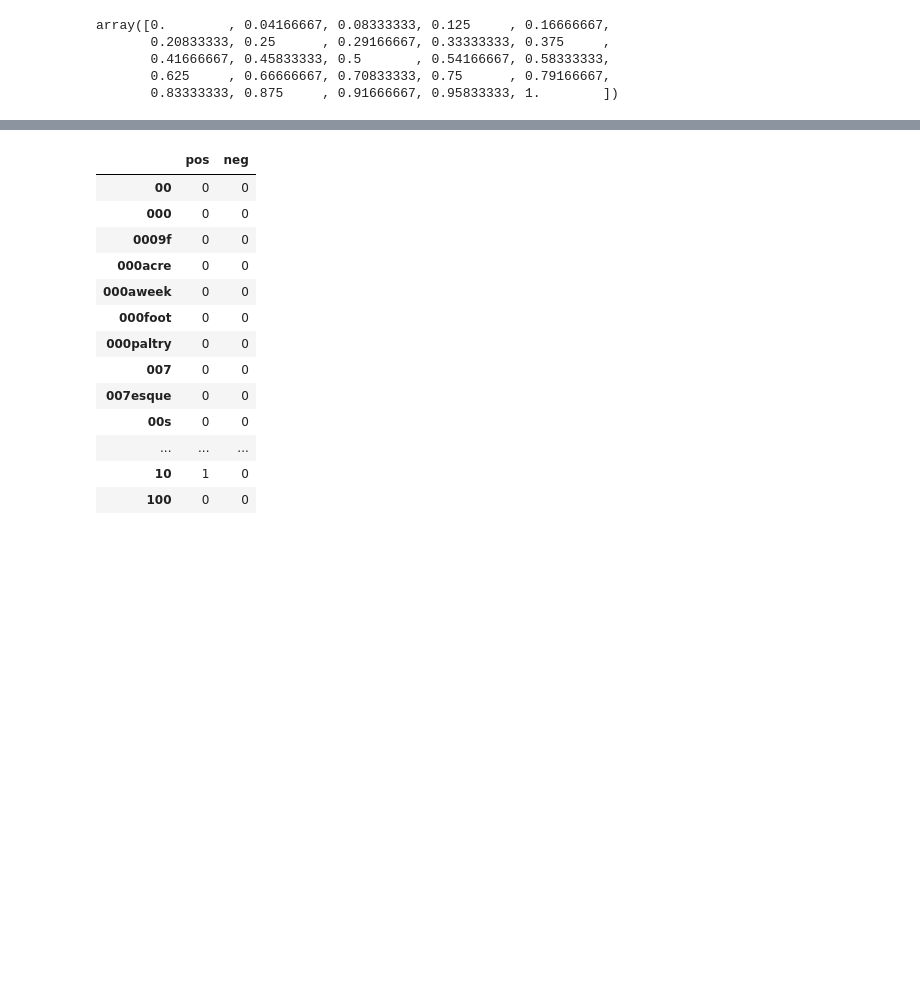
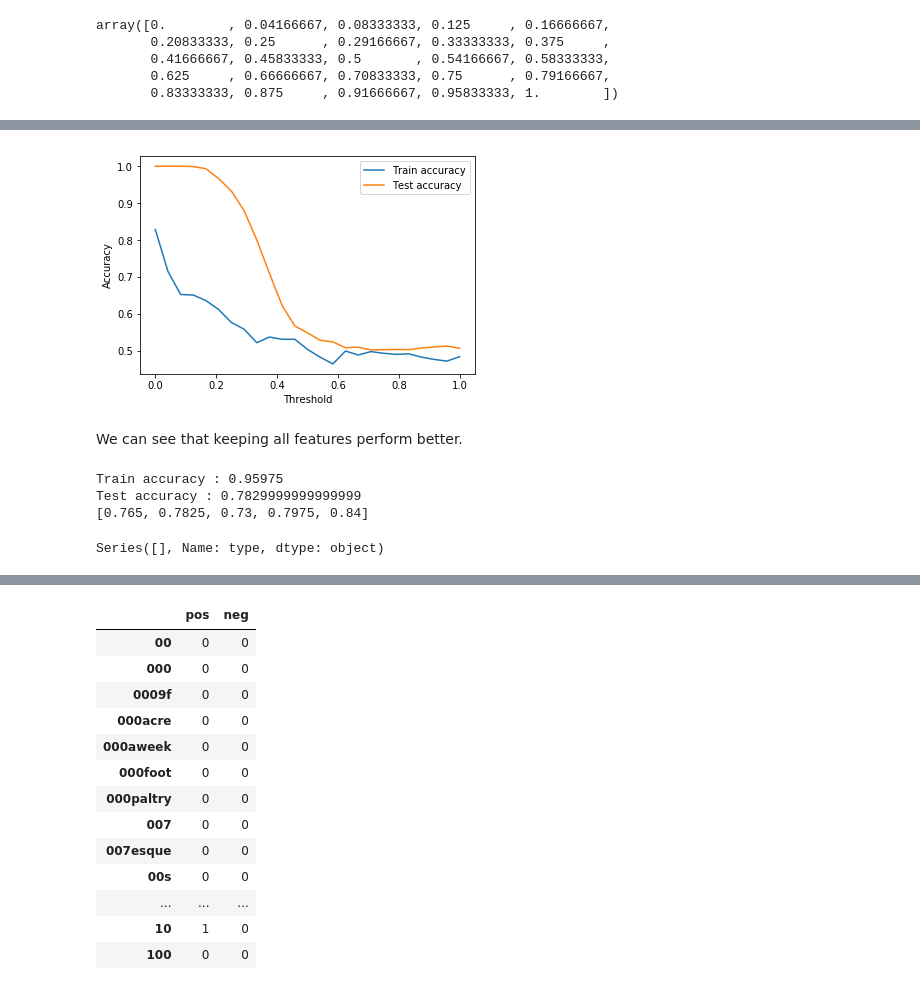
Before and after one commit to SimonKenoby/INFO2049, a Jupyter notebook: webandtext.ipynb, the cells around one changed output, grey strips where cells are left out. Saved outputs shown, nothing was run; the diff lists cells and outputs as text; code cells hidden in the pictures; blank space fills up the shorter version.

```diff
--- a/webandtext.ipynb
+++ b/webandtext.ipynb
@@ -160,0 +159,3 @@ X__[X__ < 0.001] = 0
+# %%
+model = RandomForestClassifier(n_estimators=1000, min_samples_split=20, n_jobs = -1)
+ta, tra = find_threshold(model, threshold, X, y)
@@ -160,0 +180,39 @@ X__[X__ < 0.001] = 0
+# %%
+plt.plot(threshold, ta, label='Train accuracy')
+plt.plot(threshold, tra, label='Test accuracy')
+plt.xlabel('Threshold')
+plt.ylabel('Accuracy')
+plt.legend()
+plt.show()
+# %% [output]
+[figure, added]
+# %% [markdown]
+We can see that keeping all features perform better.
+# %%
+train_accuracy = []
+test_accuracy = []
+kf = KFold(n_splits=5, shuffle = False)
+for train_index, test_index in kf.split(X):
+    X_train = X[train_index]
+    X_test = X[test_index]
+    y_train = y[train_index]
+    y_test = y[test_index]
+    model = MultinomialNB()
+    model.fit(X_train, y_train)
+    train_accuracy.append(model.score(X_train, y_train))
+    test_accuracy.append(model.score(X_test, y_test))
+    #print("Training accuracy : {}".format(model.score(X_train, y_train)))
+    #print("Test accuracy : {}".format(model.score(X_test, y_test)))
+    #print("Classification report for test set")
+    #print(classification_report(y_test, model.predict(X_test)))
+print("Train accuracy : {}".format(np.mean(train_accuracy)))
+print("Test accuracy : {}".format(np.mean(test_accuracy)))
+print(test_accuracy)
+# %% [output]
+Train accuracy : 0.95975
+Test accuracy : 0.7829999999999999
+[0.765, 0.7825, 0.73, 0.7975, 0.84]
+# %%
+y_test[y_test == 'pos']
+# %% [output]
+Series([], Name: type, dtype: object)
```
Also changed, not shown: parts of 16 cells of this notebook.
